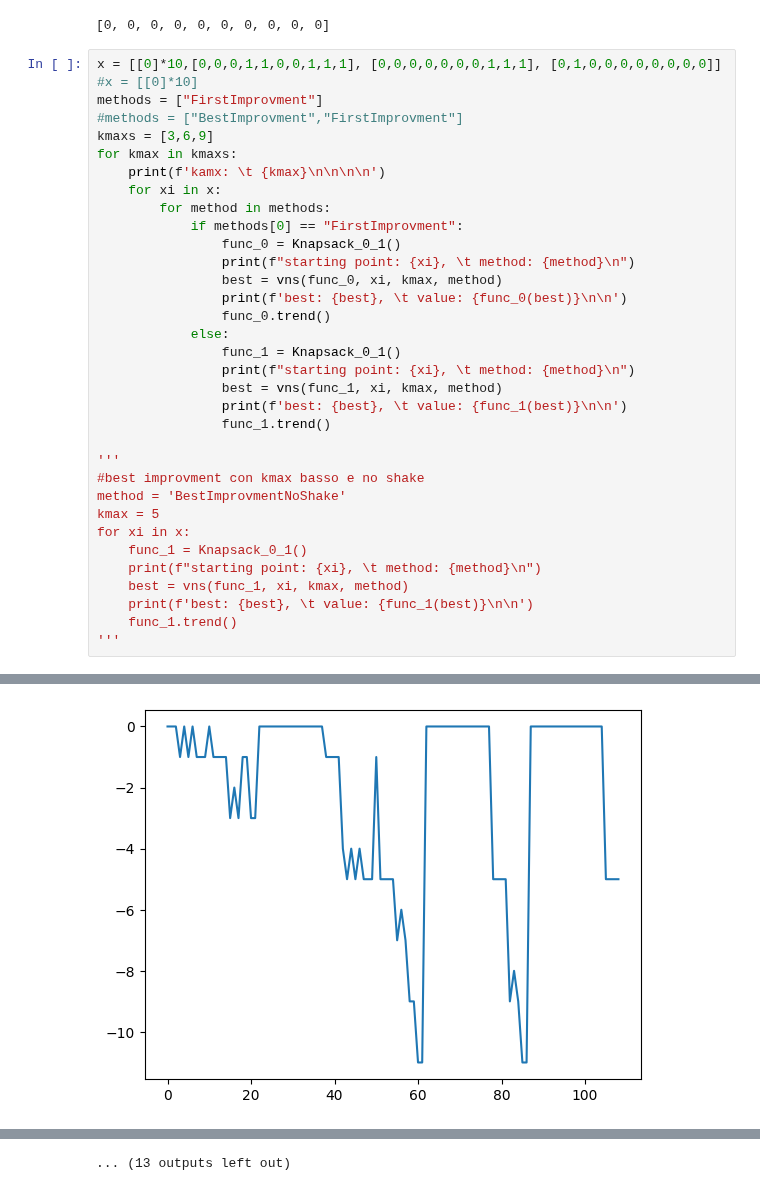
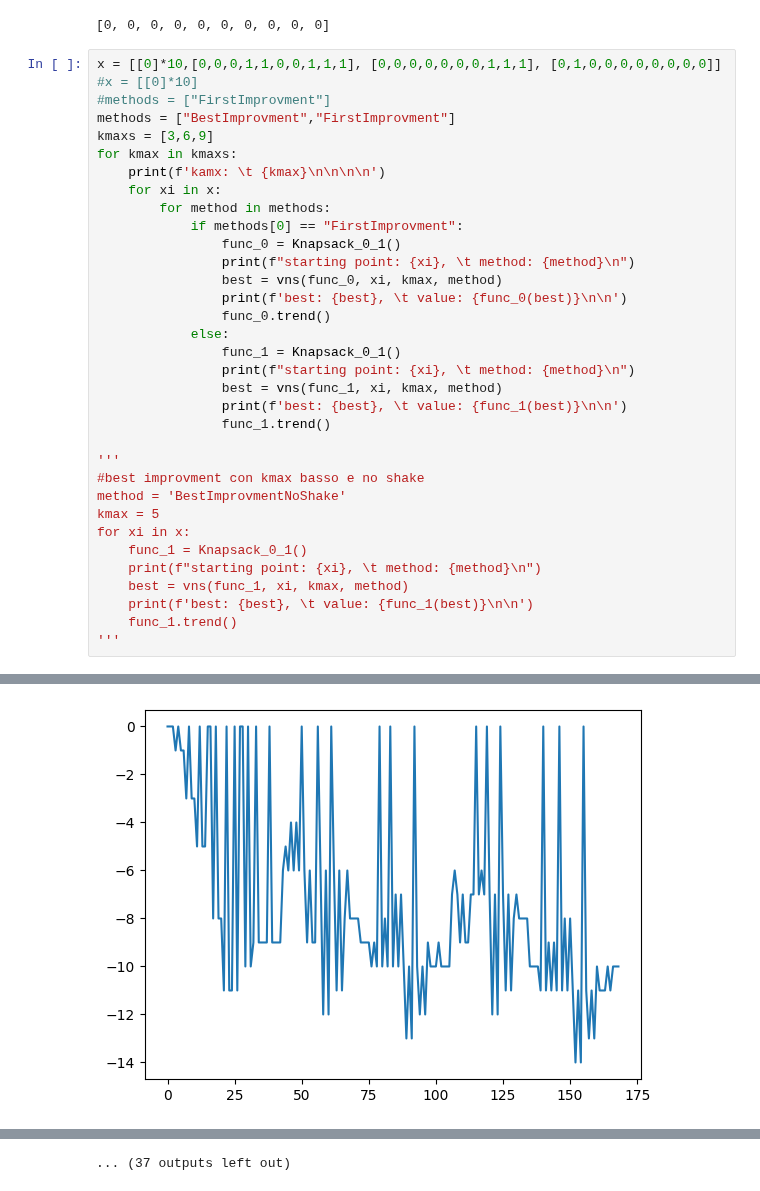
Before and after one commit to CarlottaGiacchetta/lab_optimizationTechniques, a Jupyter notebook: lab4/optimtech_lab4.ipynb, the cells around one changed output, grey strips where cells are left out. Cells and saved outputs as stored; diff of their text form.

```diff
--- a/lab4/optimtech_lab4.ipynb
+++ b/lab4/optimtech_lab4.ipynb
@@ -270,8 +270,8 @@ dio(prova)
 # %%
 x = [[0]*10,[0,0,0,1,1,0,0,1,1,1], [0,0,0,0,0,0,0,1,1,1], [0,1,0,0,0,0,0,0,0,0]]
 #x = [[0]*10]
-methods = ["FirstImprovment"]
-#methods = ["BestImprovment","FirstImprovment"]
+#methods = ["FirstImprovment"]
+methods = ["BestImprovment","FirstImprovment"]
 kmaxs = [3,6,9]
 for kmax in kmaxs:
     print(f'kamx: \t {kmax}\n\n\n\n')
@@ -322 +322 @@ best: [1. 0. 0. 0. 0. 0. 0. 1. 0. 0.],   value: -5
-[figure, old version]
+[figure, new version]
@@ -418,4 +422,4 @@ best: [0. 1. 1. 0. 0. 1. 1. 0. 0. 0.],   value: -10
-... (13 outputs left out)
+... (37 outputs left out)
 # %% [markdown]
 # Reduced Variable Neighborhood Search
 ---
```
Also changed, not shown: parts of 3 cells of this notebook, 1 other file.
